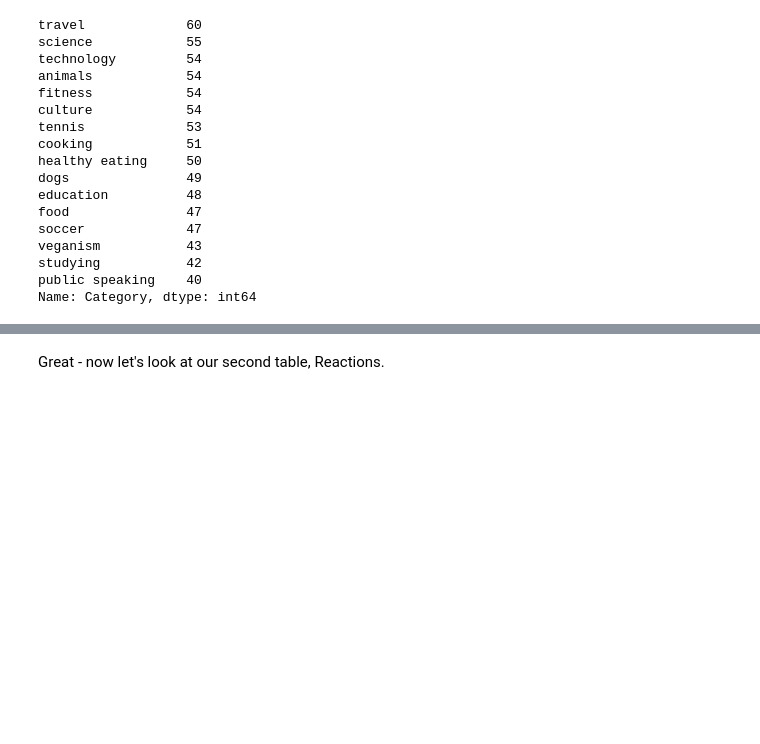
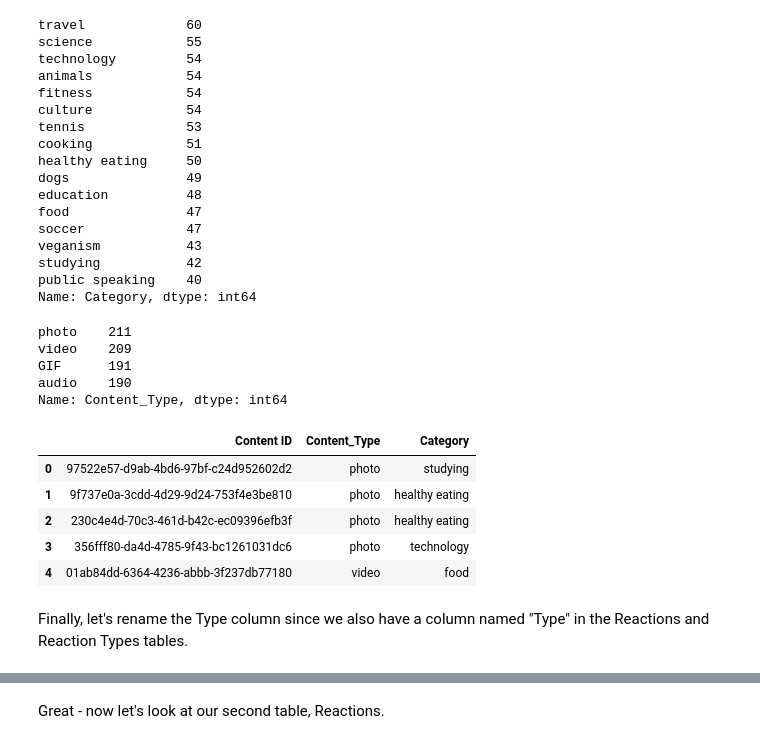
Before and after one commit to emgerber88/accenture_forage_virtual_experience, a Jupyter notebook: SocialBuzz_EDA_Analysis.ipynb, the cells around one changed output, grey strips where cells are left out. Saved outputs shown, nothing was run; the diff lists cells and outputs as text; code cells hidden in the pictures; blank space fills up the shorter version.

```diff
--- a/SocialBuzz_EDA_Analysis.ipynb
+++ b/SocialBuzz_EDA_Analysis.ipynb
@@ -116,3 +116,22 @@ veganism           43
 studying           42
 public speaking    40
 Name: Category, dtype: int64
+# %%
+content_df['Content_Type'].value_counts()
+# %% [output]
+photo    211
+video    209
+GIF      191
+audio    190
+Name: Content_Type, dtype: int64
+# %%
+content_df.head()
+# %% [output]
+|  | Content ID | Content_Type | Category |
+| 0 | 97522e57-d9ab-4bd6-97bf-c24d952602d2 | photo | studying |
+| 1 | 9f737e0a-3cdd-4d29-9d24-753f4e3be810 | photo | healthy eating |
+| 2 | 230c4e4d-70c3-461d-b42c-ec09396efb3f | photo | healthy eating |
+| 3 | 356fff80-da4d-4785-9f43-bc1261031dc6 | photo | technology |
+| 4 | 01ab84dd-6364-4236-abbb-3f237db77180 | video | food |
+# %% [markdown]
+Finally, let's rename the Type column since we also have a column named "Type" in the Reactions and Reaction Types tables.
```
Also changed, not shown: parts of 13 cells of this notebook.
